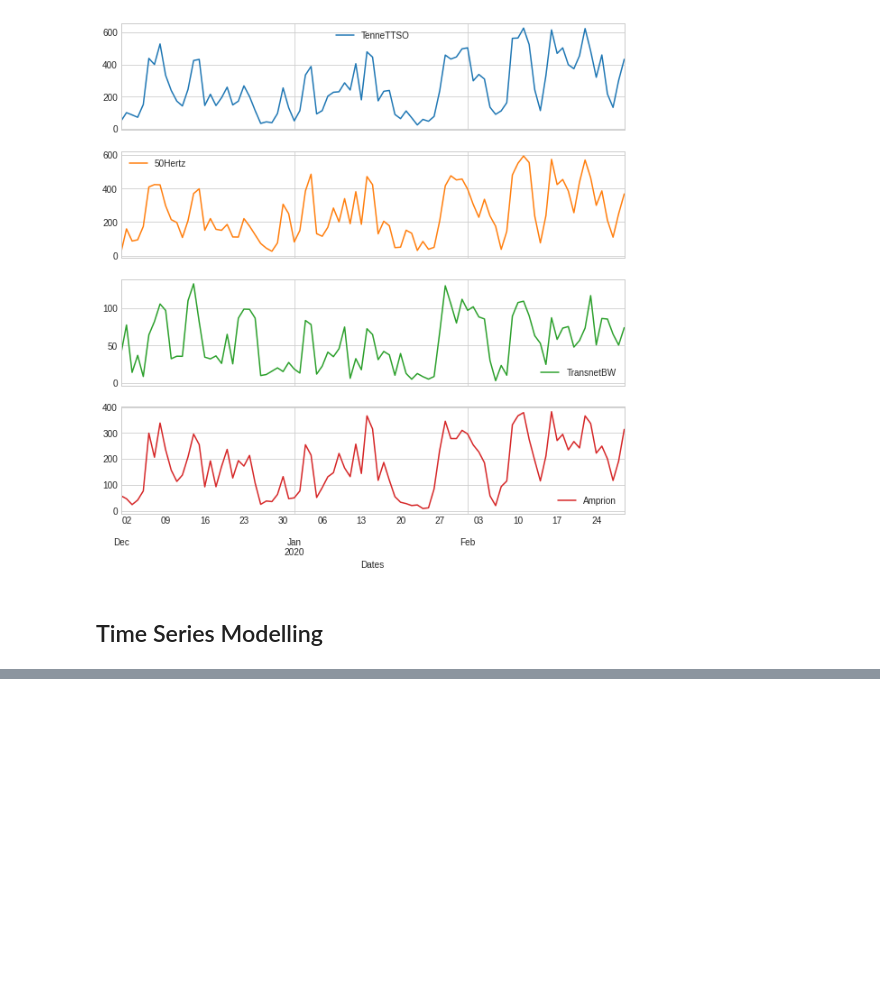
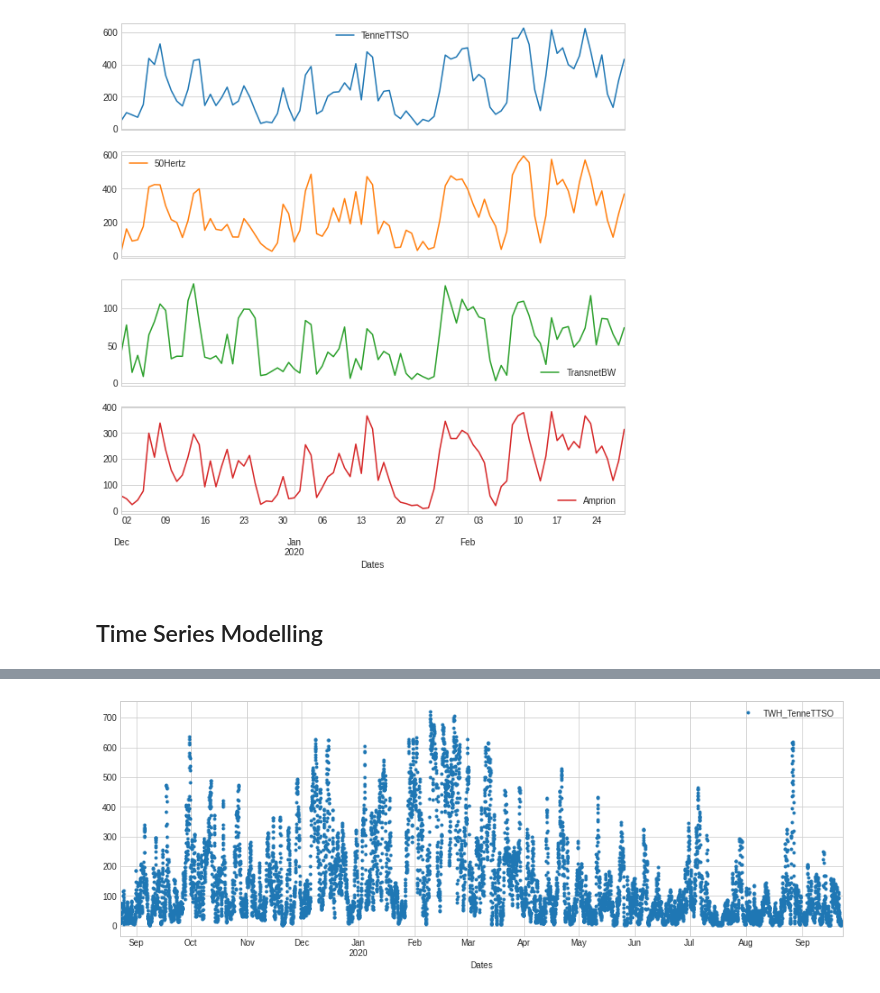
Before and after one commit to behlvaibhav/Wind-Power-Generation, a Jupyter notebook: wind-power-generation.ipynb, the cells around one changed output, grey strips where cells are left out. Saved outputs shown, nothing was run; the diff lists cells and outputs as text; code cells hidden in the pictures; blank space fills up the shorter version.

```diff
--- a/wind-power-generation.ipynb
+++ b/wind-power-generation.ipynb
@@ -298,0 +301,3 @@ array([<AxesSubplot:xlabel='Dates'>, <AxesSubplot:xlabel='Dates'>,
+# %%
+wind_df_h = wind_df.resample('H', on ='Dates').mean().reset_index()
+wind_df_h
@@ -298,0 +322,5 @@ array([<AxesSubplot:xlabel='Dates'>, <AxesSubplot:xlabel='Dates'>,
+# %%
+def comp_frame(wind_df_h, name):
+    df = wind_df_h[['Dates',name]]
+    df = df.rename(columns ={name:'TWH_'+name})
+    return df
@@ -298,0 +335,3 @@ array([<AxesSubplot:xlabel='Dates'>, <AxesSubplot:xlabel='Dates'>,
+# %%
+ten_df = comp_frame(wind_df_h, 'TenneTTSO')
+ten_df.head()
@@ -298,0 +345,3 @@ array([<AxesSubplot:xlabel='Dates'>, <AxesSubplot:xlabel='Dates'>,
+# %%
+ten_df['hour_of_day'] = ten_df['Dates'].dt.hour
+ten_df.head()
@@ -298,0 +355,5 @@ array([<AxesSubplot:xlabel='Dates'>, <AxesSubplot:xlabel='Dates'>,
+# %%
+#plot the time series
+fig = ten_df.plot(x='Dates', y='TWH_TenneTTSO', style = '.', figsize=(15,5))
+# %% [output]
+[figure, added]
```
Also changed, not shown: parts of 13 cells of this notebook.
